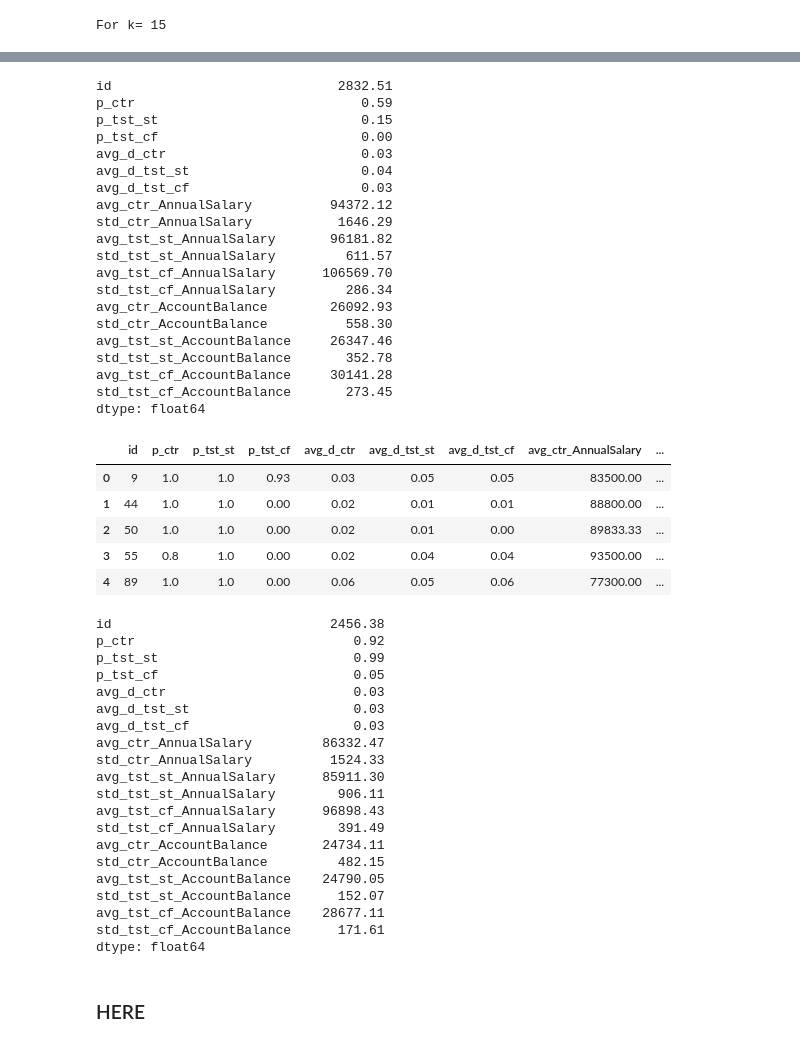
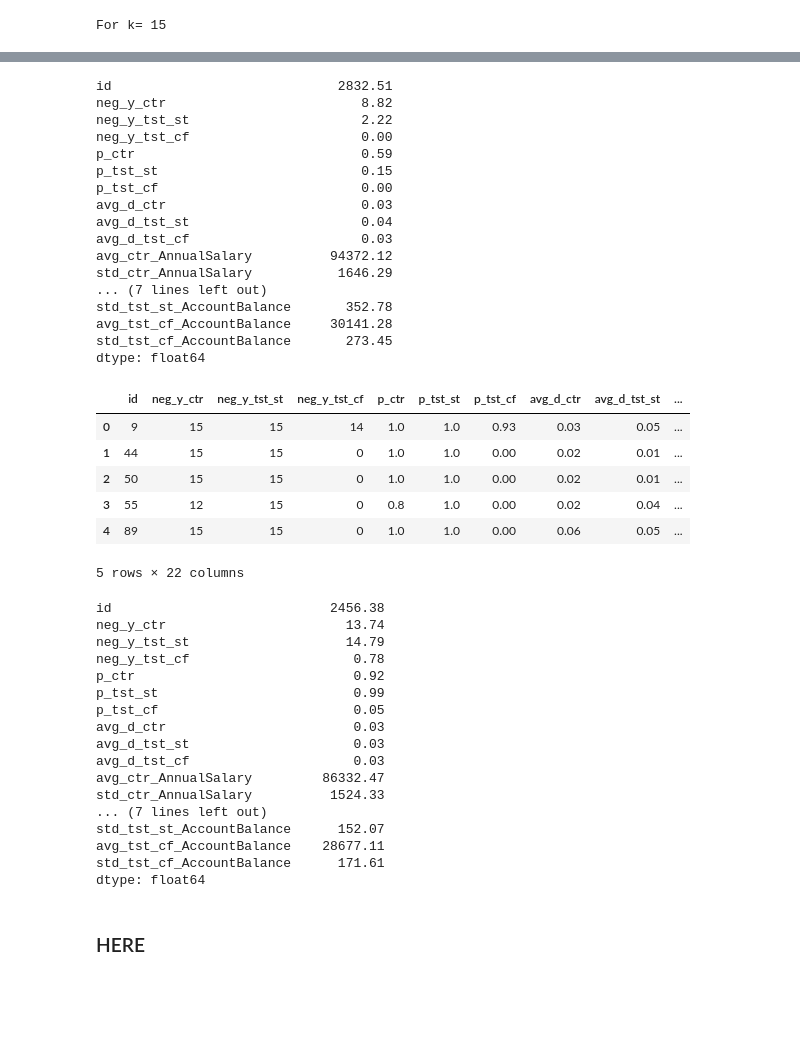
Before and after one commit to cc-jalvarez/counterfactual-situation-testing, a Jupyter notebook: src/analysis_loan_application.ipynb, the cells around one changed output, grey strips where cells are left out. Cells and saved outputs as stored; diff of their text form; code cells hidden in the pictures; blank space fills up the shorter version.

```diff
--- a/src/analysis_loan_application.ipynb
+++ b/src/analysis_loan_application.ipynb
@@ -299,13 +299,13 @@ for c in set1:
 
     temp_df['id'] = c
 
+    temp_df['neg_y_ctr']    = temp_ctr[temp_ctr['LoanApproval'] == -1].shape[0]
+    temp_df['neg_y_tst_st'] = temp_tst_st[temp_tst_st['LoanApproval'] == -1].shape[0]
+    temp_df['neg_y_tst_cf'] = temp_tst_cf[temp_tst_cf['LoanApproval'] == -1].shape[0]
+
     temp_df['p_ctr']    = round(temp_ctr[temp_ctr['LoanApproval'] == -1].shape[0] / n, nsf)
     temp_df['p_tst_st'] = round(temp_tst_st[temp_tst_st['LoanApproval'] == -1].shape[0] / n, nsf)
     temp_df['p_tst_cf'] = round(temp_tst_cf[temp_tst_cf['LoanApproval'] == -1].shape[0] / n, nsf)
-
-#     temp_df['neg_y_ctr']    = temp_ctr[temp_ctr['LoanApproval'] == -1].shape[0] / n
-#     temp_df['neg_y_tst_st'] = temp_tst_st[temp_tst_st['LoanApproval'] == -1].shape[0] / n
-#     temp_df['neg_y_tst_cf'] = temp_tst_cf[temp_tst_cf['LoanApproval'] == -1].shape[0] / n
 
     temp_df['avg_d_ctr']    = round(sum(stST_dis[c]['ctr_idx']) / len(stST_dis[c]['ctr_idx']), nsf)
     temp_df['avg_d_tst_st'] = round(sum(stST_dis[c]['tst_idx']) / len(stST_dis[c]['tst_idx']), nsf)
@@ -337,6 +338,9 @@ set1_summary_stats.head(5)
 set1_summary_stats.mean().round(nsf)
 # %% [output]
 id                             2832.51
+neg_y_ctr                         8.82
+neg_y_tst_st                      2.22
+neg_y_tst_cf                      0.00
 p_ctr                             0.59
 p_tst_st                          0.15
 p_tst_cf                          0.00
@@ -345,13 +349,7 @@ avg_d_tst_st                      0.04
 avg_d_tst_cf                      0.03
 avg_ctr_AnnualSalary          94372.12
 std_ctr_AnnualSalary           1646.29
-avg_tst_st_AnnualSalary       96181.82
-std_tst_st_AnnualSalary         611.57
-avg_tst_cf_AnnualSalary      106569.70
-std_tst_cf_AnnualSalary         286.34
-avg_ctr_AccountBalance        26092.93
-std_ctr_AccountBalance          558.30
-avg_tst_st_AccountBalance     26347.46
+... (7 lines left out)
 std_tst_st_AccountBalance       352.78
 avg_tst_cf_AccountBalance     30141.28
 std_tst_cf_AccountBalance       273.45
@@ -370,47 +368,51 @@ for c in set2:
     temp_df = {}
     temp_ctr    = org_df.iloc[stST_knn[c]['ctr_idx'], :][var]
     temp_tst_st = org_df.iloc[stST_knn[c]['tst_idx'], :][var]
     temp_tst_cf = org_cf_df.iloc[cfST_knn[c]['tst_idx'], :][var]
 
     temp_df['id'] = c
 
+    temp_df['neg_y_ctr']    = temp_ctr[temp_ctr['LoanApproval'] == -1].shape[0]
+    temp_df['neg_y_tst_st'] = temp_tst_st[temp_tst_st['LoanApproval'] == -1].shape[0]
+    temp_df['neg_y_tst_cf'] = temp_tst_cf[temp_tst_cf['LoanApproval'] == -1].shape[0]
+
     temp_df['p_ctr']    = round(temp_ctr[temp_ctr['LoanApproval'] == -1].shape[0] / n, nsf)
     temp_df['p_tst_st'] = round(temp_tst_st[temp_tst_st['LoanApproval'] == -1].shape[0] / n, nsf)
     temp_df['p_tst_cf'] = round(temp_tst_cf[temp_tst_cf['LoanApproval'] == -1].shape[0] / n, nsf)
-
-#     temp_df['neg_y_ctr']    = temp_ctr[temp_ctr['LoanApproval'] == -1].shape[0]
-#     temp_df['neg_y_tst_st'] = temp_tst_st[temp_tst_st['LoanApproval'] == -1].shape[0]
-#     temp_df['neg_y_tst_cf'] = temp_tst_cf[temp_tst_cf['LoanApproval'] == -1].shape[0]
 
     temp_df['avg_d_ctr']    = round(sum(stST_dis[c]['ctr_idx']) / len(stST_dis[c]['ctr_idx']), nsf)
     temp_df['avg_d_tst_st'] = round(sum(stST_dis[c]['tst_idx']) / len(stST_dis[c]['tst_idx']), nsf)
     temp_df['avg_d_tst_cf'] = round(sum(cfST_dis[c]['tst_idx']) / len(cfST_dis[c]['tst_idx']), nsf)
 
     for v in ['AnnualSalary', 'AccountBalance']:
         temp_df['avg_ctr_' + v] = round(temp_ctr.mean()[v], nsf)
         temp_df['std_ctr_' + v] = round(temp_ctr.std()[v], nsf)
 
         temp_df['avg_tst_st_' + v] = round(temp_tst_st.mean()[v], nsf)
         temp_df['std_tst_st_' + v] = round(temp_tst_st.std()[v], nsf)
 
         temp_df['avg_tst_cf_' + v] = round(temp_tst_cf.mean()[v], nsf)
         temp_df['std_tst_cf_' + v] = round(temp_tst_cf.std()[v], nsf)
 
     list_temp_df.append(temp_df)
 
 set2_summary_stats = pd.DataFrame(list_temp_df)
 set2_summary_stats.head(5)
 # %% [output]
-|  | id | p_ctr | p_tst_st | p_tst_cf | avg_d_ctr | avg_d_tst_st | avg_d_tst_cf | avg_ctr_AnnualSalary | ... |
-| 0 | 9 | 1.0 | 1.0 | 0.93 | 0.03 | 0.05 | 0.05 | 83500.00 | ... |
-| 1 | 44 | 1.0 | 1.0 | 0.00 | 0.02 | 0.01 | 0.01 | 88800.00 | ... |
-| 2 | 50 | 1.0 | 1.0 | 0.00 | 0.02 | 0.01 | 0.00 | 89833.33 | ... |
-| 3 | 55 | 0.8 | 1.0 | 0.00 | 0.02 | 0.04 | 0.04 | 93500.00 | ... |
-| 4 | 89 | 1.0 | 1.0 | 0.00 | 0.06 | 0.05 | 0.06 | 77300.00 | ... |
+|  | id | neg_y_ctr | neg_y_tst_st | neg_y_tst_cf | p_ctr | p_tst_st | p_tst_cf | avg_d_ctr | avg_d_tst_st | ... |
+| 0 | 9 | 15 | 15 | 14 | 1.0 | 1.0 | 0.93 | 0.03 | 0.05 | ... |
+| 1 | 44 | 15 | 15 | 0 | 1.0 | 1.0 | 0.00 | 0.02 | 0.01 | ... |
+| 2 | 50 | 15 | 15 | 0 | 1.0 | 1.0 | 0.00 | 0.02 | 0.01 | ... |
+| 3 | 55 | 12 | 15 | 0 | 0.8 | 1.0 | 0.00 | 0.02 | 0.04 | ... |
+| 4 | 89 | 15 | 15 | 0 | 1.0 | 1.0 | 0.00 | 0.06 | 0.05 | ... |
+5 rows × 22 columns
 # %%
 set2_summary_stats.mean().round(nsf)
 # %% [output]
 id                            2456.38
+neg_y_ctr                       13.74
+neg_y_tst_st                    14.79
+neg_y_tst_cf                     0.78
 p_ctr                            0.92
 p_tst_st                         0.99
 p_tst_cf                         0.05
@@ -419,13 +421,7 @@ avg_d_tst_st                     0.03
 avg_d_tst_cf                     0.03
 avg_ctr_AnnualSalary         86332.47
 std_ctr_AnnualSalary          1524.33
-avg_tst_st_AnnualSalary      85911.30
-std_tst_st_AnnualSalary        906.11
-avg_tst_cf_AnnualSalary      96898.43
-std_tst_cf_AnnualSalary        391.49
-avg_ctr_AccountBalance       24734.11
-std_ctr_AccountBalance         482.15
-avg_tst_st_AccountBalance    24790.05
+... (7 lines left out)
 std_tst_st_AccountBalance      152.07
 avg_tst_cf_AccountBalance    28677.11
 std_tst_cf_AccountBalance      171.61
```
Also changed, not shown: parts of 1 cell of this notebook.
